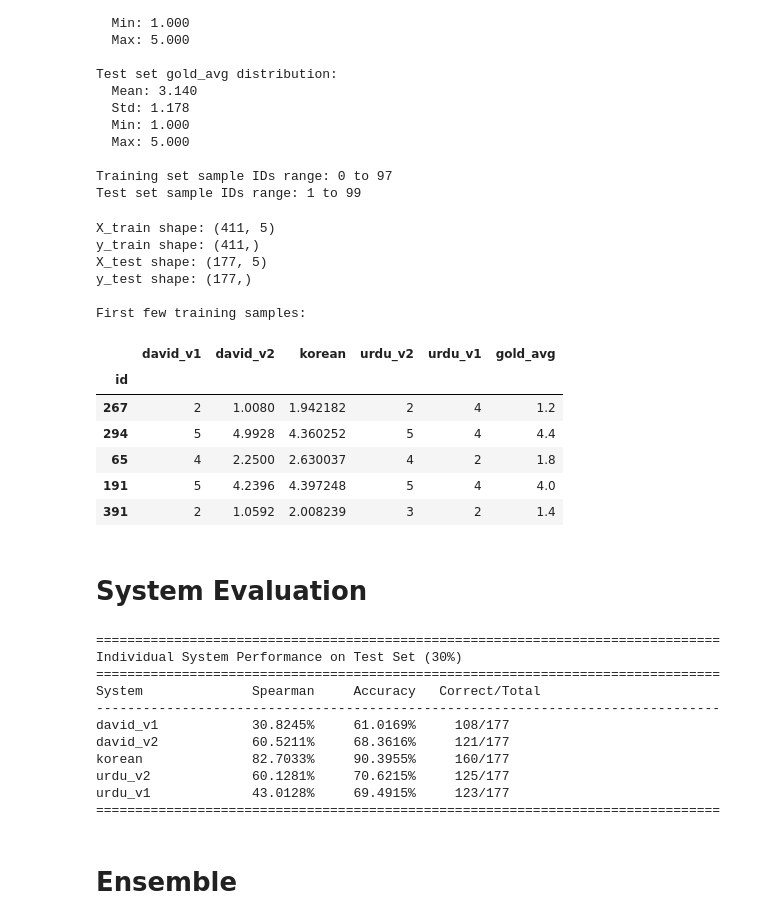
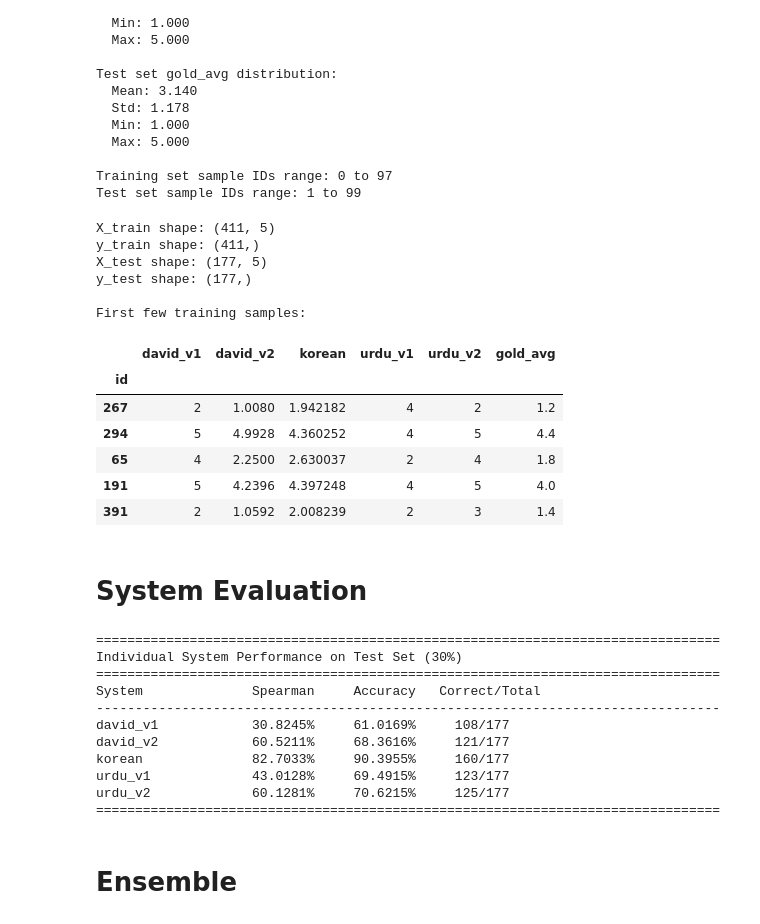
Before and after one commit to UAlberta-NLP/SemEval2026-WSP, a Jupyter notebook: ensemble/dev.ipynb, the cells around one changed output. Drawn from its saved outputs; the diff is of its cells as text; code cells hidden in the pictures.

```diff
--- a/ensemble/dev.ipynb
+++ b/ensemble/dev.ipynb
@@ -90,7 +129,7 @@ Example gold labels:
 ## System
 # %%
 # Path to individual system outputs
-RESULTS_DIR = Path("./dev")
+RESULTS_DIR = Path("../res/results/dev/")
 
 # Get all jsonl files
 prediction_files = sorted(RESULTS_DIR.glob("*.jsonl"))
@@ -167,7 +206,7 @@ df_gold = pd.DataFrame({
 
 # Combine predictions with gold labels
 df_combined = df_predictions.join(df_gold)
-df_combined['unique_key'] = df_combined.index
+
 print(f"Combined DataFrame shape: {df_combined.shape}")
 print(f"\nColumns: {list(df_combined.columns)}")
 print(f"\nFirst 10 rows:")
@@ -247,39 +286,35 @@ Test set sample IDs range: 1 to 99
 # %%
 # Prepare training and test sets
 # X = system predictions (features), y = gold average (target)
 
-SYSTEMS = ['david_v1', 'david_v2', 'korean', 'urdu_v2', 'urdu_v1',]
-
-OBJECTIVE_FUNCTION = "reg:squarederror"
-
-X_train = train_df[SYSTEMS.copy()]
+X_train = train_df[['david_v1', 'david_v2', 'korean', 'urdu_v1', 'urdu_v2']]
 # X_train = train_df[['david_v1', 'david_v2', 'korean']]
 y_train = train_df['gold_avg']
 
-X_test = test_df[SYSTEMS.copy()]
+X_test = test_df[['david_v1', 'david_v2', 'korean', 'urdu_v1', 'urdu_v2']]
 # X_test = test_df[['david_v1', 'david_v2', 'korean']]
 y_test = test_df['gold_avg']
 
 print(f"X_train shape: {X_train.shape}")
 print(f"y_train shape: {y_train.shape}")
 print(f"X_test shape: {X_test.shape}")
 print(f"y_test shape: {y_test.shape}")
 
 print(f"\nFirst few training samples:")
 pd.concat([X_train.head(), y_train.head()], axis=1)
 # %% [output]
 X_train shape: (411, 5)
 y_train shape: (411,)
 X_test shape: (177, 5)
 y_test shape: (177,)
 
 First few training samples:
-|  | david_v1 | david_v2 | korean | urdu_v2 | urdu_v1 | gold_avg |
+|  | david_v1 | david_v2 | korean | urdu_v1 | urdu_v2 | gold_avg |
 | id |  |  |  |  |  |  |
-| 267 | 2 | 1.0080 | 1.942182 | 2 | 4 | 1.2 |
-| 294 | 5 | 4.9928 | 4.360252 | 5 | 4 | 4.4 |
-| 65 | 4 | 2.2500 | 2.630037 | 4 | 2 | 1.8 |
-| 191 | 5 | 4.2396 | 4.397248 | 5 | 4 | 4.0 |
-| 391 | 2 | 1.0592 | 2.008239 | 3 | 2 | 1.4 |
+| 267 | 2 | 1.0080 | 1.942182 | 4 | 2 | 1.2 |
+| 294 | 5 | 4.9928 | 4.360252 | 4 | 5 | 4.4 |
+| 65 | 4 | 2.2500 | 2.630037 | 2 | 4 | 1.8 |
+| 191 | 5 | 4.2396 | 4.397248 | 4 | 5 | 4.0 |
+| 391 | 2 | 1.0592 | 2.008239 | 2 | 3 | 1.4 |
 # %% [markdown]
 # System Evaluation
@@ -333,7 +329,7 @@ print("-" * 80)
 system_results = {}
 test_gold_labels = test_df['gold_labels'].tolist()
 
-for system in SYSTEMS.copy():
+for system in ['david_v1', 'david_v2', 'korean', 'urdu_v1', 'urdu_v2']:
 # for system in ['david_v1', 'david_v2', 'korean']:
     # Get predictions from X_test
     y_pred = X_test[system].values
@@ -355,8 +351,8 @@ System              Spearman     Accuracy   Correct/Total
 david_v1            30.8245%     61.0169%     108/177
 david_v2            60.5211%     68.3616%     121/177
 korean              82.7033%     90.3955%     160/177
+urdu_v1             43.0128%     69.4915%     123/177
 urdu_v2             60.1281%     70.6215%     125/177
-urdu_v1             43.0128%     69.4915%     123/177
 ================================================================================
 # %% [markdown]
 # Ensemble
```
Also changed, not shown: parts of 28 cells of this notebook.
